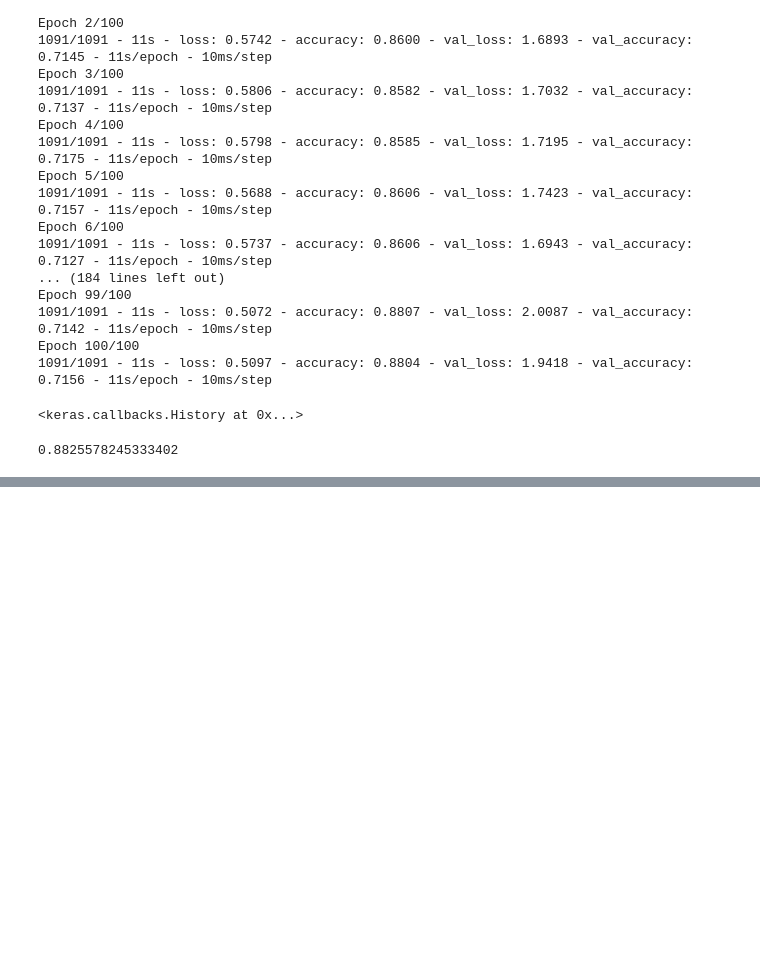
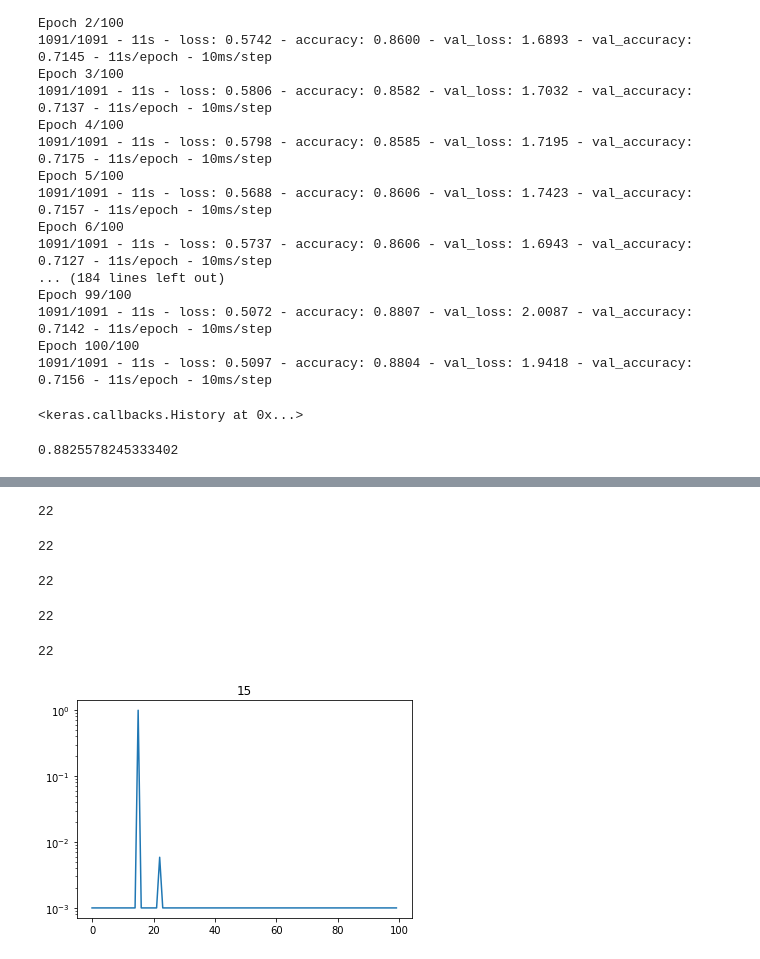
Before and after one commit to mfilipak/AFRAC_IA, a Jupyter notebook: 005B_Experimentos_usando_CNN_para_representar_descrição.ipynb, the cells around one changed output, grey strips where cells are left out. Cells and saved outputs as stored; diff of their text form; code cells hidden in the pictures; blank space fills up the shorter version.

Commit message:
Adicionei algumas predições e visualizações

```diff
--- a/005B_Experimentos_usando_CNN_para_representar_descrição.ipynb
+++ b/005B_Experimentos_usando_CNN_para_representar_descrição.ipynb
@@ -293,0 +296,38 @@ df3[df3["CAPITULO"] != df3["CAP_PRED"]][:20]
+# %%
+m2 = tf.keras.models.load_model("CNN1D_DESC_NCM.H5", compile=False)
+# %%
+query = "refrigeramte coca cola"
+np.argmax(m2.predict(np.array(tk.texts_to_sequences([query+" "*(120-len(query))])))[0])
+# %% [output]
+22
+# %%
+query = "refrigerante coca cola"
+np.argmax(m2.predict(np.array(tk.texts_to_sequences([query+" "*(120-len(query))])))[0])
+# %% [output]
+22
+# %%
+query = "refrigerant coca cola"
+np.argmax(m2.predict(np.array(tk.texts_to_sequences([query+" "*(120-len(query))])))[0])
+# %% [output]
+22
+# %%
+query = "refrigerante coca"
+np.argmax(m2.predict(np.array(tk.texts_to_sequences([query+" "*(120-len(query))])))[0])
+# %% [output]
+22
+# %%
+query = "guaraná pet 2l"
+np.argmax(m2.predict(np.array(tk.texts_to_sequences([query+" "*(120-len(query))])))[0])
+# %% [output]
+22
+# %%
+query = "óleo de soja"
+pred = m2.predict(np.array(tk.texts_to_sequences([query+" "*(120-len(query))])))[0]
+aux = pred.copy()
+aux[aux<0.001] = 0.001
+plt.yscale("log")
+plt.title(np.argmax(pred))
+plt.plot(aux)
+plt.show()
+# %% [output]
+[figure, added]
```
Also changed, not shown: parts of 5 cells of this notebook.
